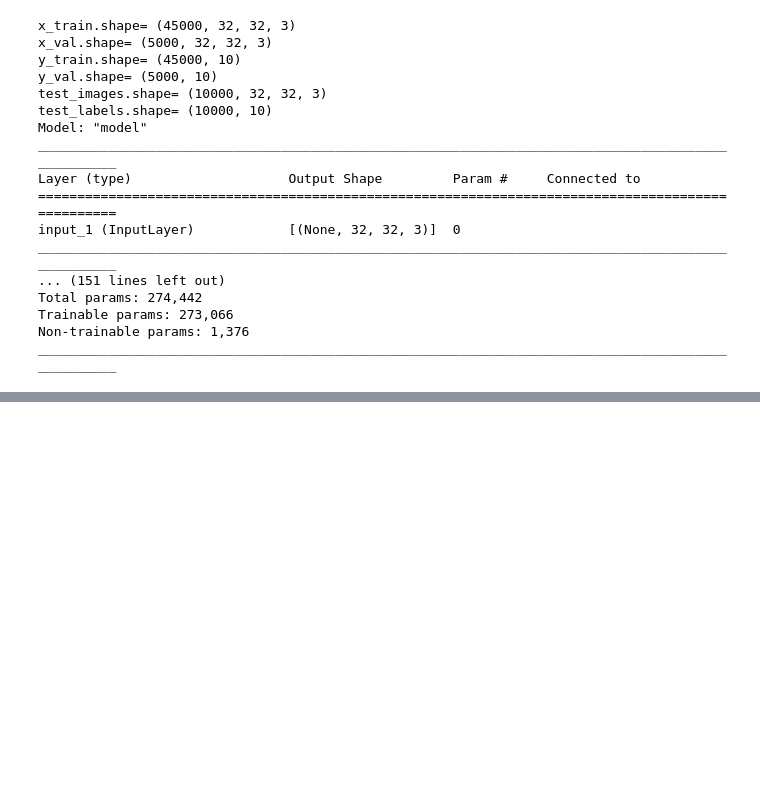
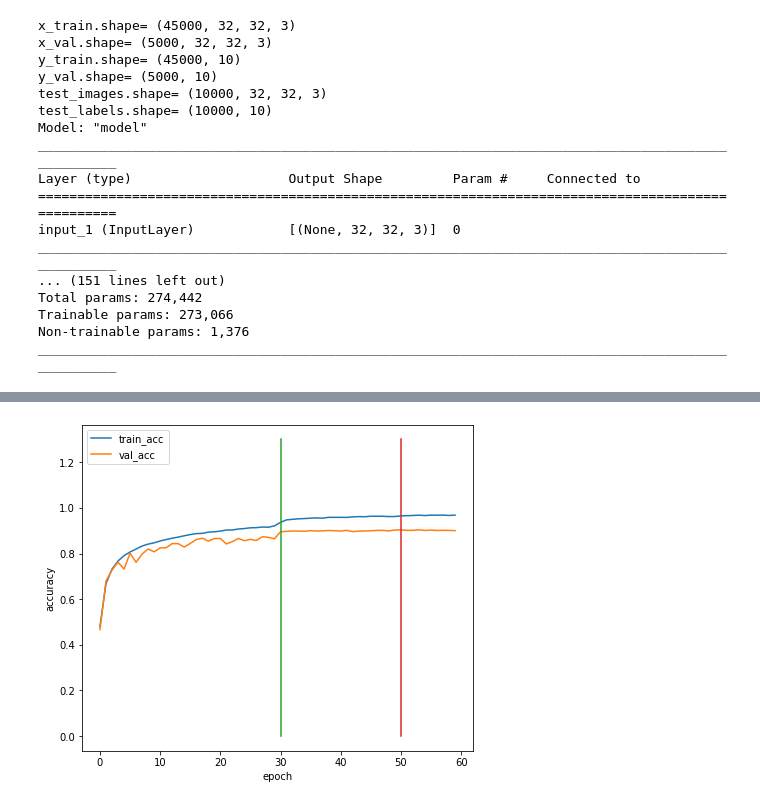
Before and after one commit to turkeyck/ResNet_cifar10, a Jupyter notebook: main.ipynb, the cells around one changed output, grey strips where cells are left out. Cells and saved outputs as stored; diff of their text form; code cells hidden in the pictures; blank space fills up the shorter version.

```diff
--- a/main.ipynb
+++ b/main.ipynb
@@ -106,3 +133,21 @@ epoch 10
+# %%
+const_x1 = [30]*20
+const_x2 = [50]*20
+const_y = np.linspace(0,1.3,20)
+
+plt.figure(figsize=(7,6))
+plt.plot(x, train_acc)
+plt.plot(x, val_acc)
+
+plt.plot(const_x1, const_y)
+plt.plot(const_x2, const_y)
+
+plt.xlabel("epoch")
+plt.ylabel("accuracy")
+plt.legend(["train_acc", "val_acc"])
+plt.show()
+# %% [output]
+[figure, added]
 # %%
 # test
 test_batch_size = 200
```
Also changed, not shown: parts of 4 cells of this notebook.
